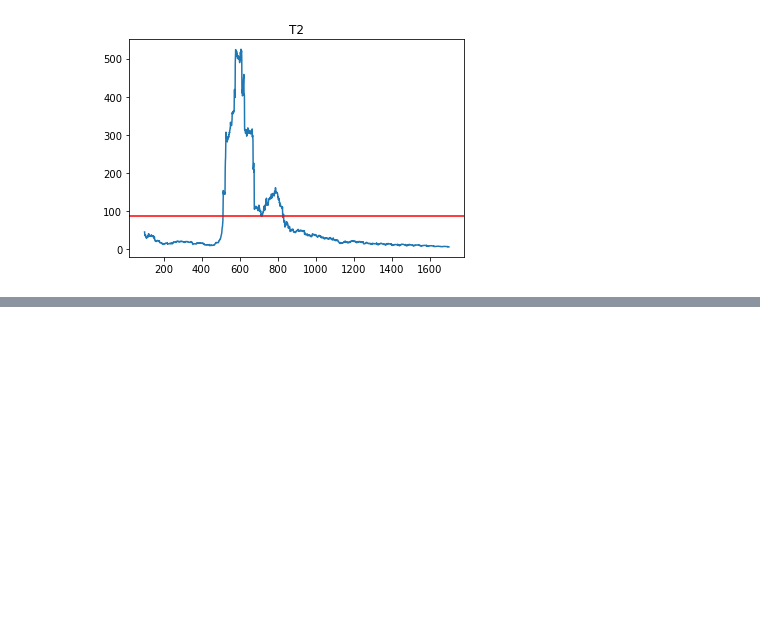
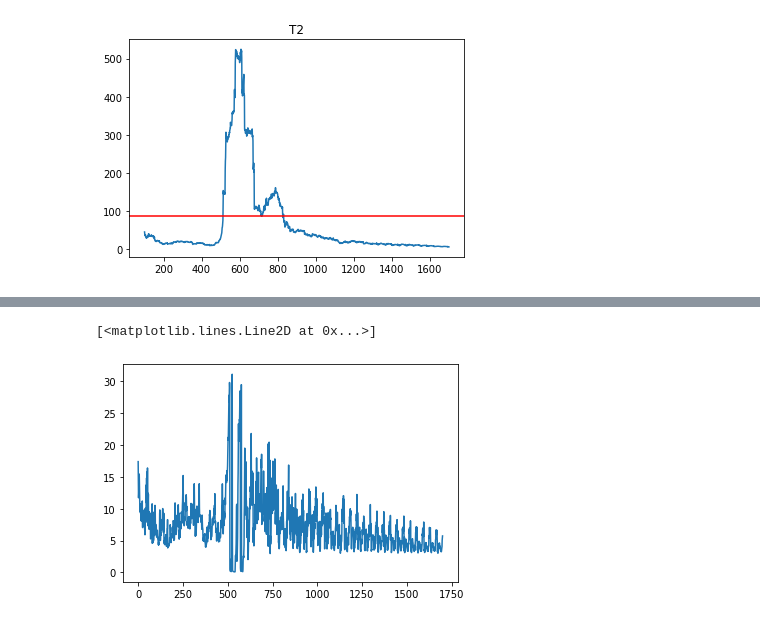
Before and after one commit to davidw0311/fault_diagnosis, a Jupyter notebook: pca_fault_detection.ipynb, the cells around one changed output, grey strips where cells are left out. Drawn from its saved outputs; the diff is of its cells as text; code cells hidden in the pictures; blank space fills up the shorter version.

```diff
--- a/pca_fault_detection.ipynb
+++ b/pca_fault_detection.ipynb
@@ -246,0 +235,5 @@ num T2 above threshold：205
+# %%
+plt.plot(traindata)
+# %% [output]
+[<matplotlib.lines.Line2D at 0x...>]
+[figure, added]
```
Also changed, not shown: parts of 5 cells of this notebook, 5 other files.
